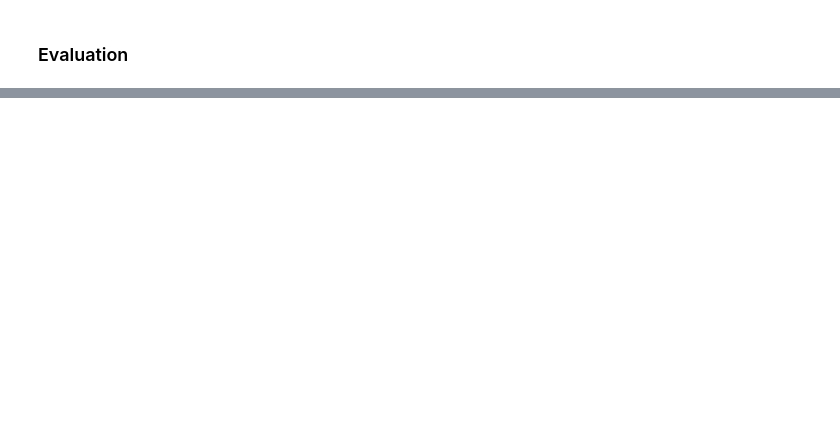
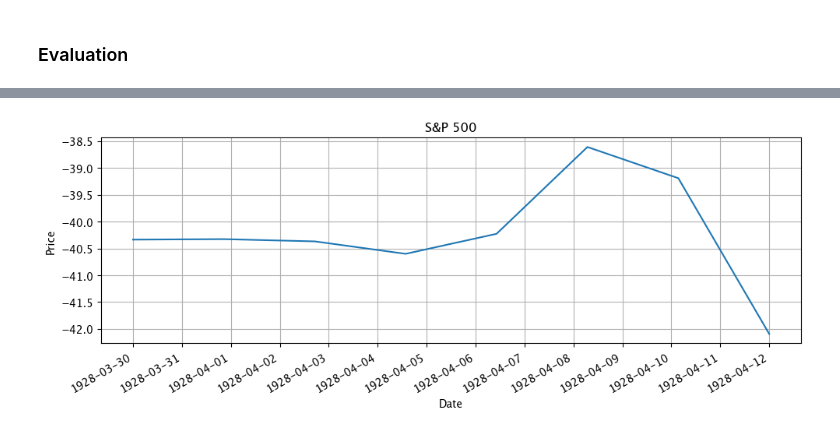
Before and after one commit to FrancescoMontanaro/Machine-Learning-from-scratch, a Jupyter notebook: Deep Learning/Recurrent Neural Network (RNN)/train_rnn.ipynb, the cells around one changed output, grey strips where cells are left out. Saved outputs shown, nothing was run; the diff lists cells and outputs as text; code cells hidden in the pictures; blank space fills up the shorter version.

```diff
--- a/Deep Learning/Recurrent Neural Network (RNN)/train_rnn.ipynb
+++ b/Deep Learning/Recurrent Neural Network (RNN)/train_rnn.ipynb
@@ -24,7 +29,7 @@ train_valid_split = 0.2 # Percentage of samples to use for validation
 learning_rate = 3e-4 # Learning rate for the optimizer
 batch_size = 16 # Number of samples to use for each batch
 epochs = 50 # Number of epochs to train the model
-seq_len = 24 # Length of the input sequences
+seq_len = 8 # Length of the input sequences
 seed = 1234 # Seed for reproducibility
 # %%
 # Set the seed for reproducibility
@@ -279,0 +452,25 @@ Mean Absolute Error: 4.2687235
+# %%
+# Take a random sequence from the test set
+idx = np.random.randint(0, len(X_test.data) - 1)
+test_seq = X_test[idx:idx + 1]
+
+# Define the number of steps to generate
+num_generation_steps = 8
+
+# Autoregressive generation
+out_seq = model.autoregressive_generation(x=test_seq, num_steps=num_generation_steps)
+
+if not isinstance(out_seq, Tensor):
+    # If the output is a generator, convert it to a list
+    generated_sequence = model.concat_generation(out_seq)
+else:
+    # If the output is a tensor, convert it to a numpy array
+    generated_sequence = out_seq
+
+# Denormalize the generated sequence
+generated_sequence = min_max_denormaliation(generated_sequence, min, max)
+# %%
+# Plot the generated sequence
+plot_data(generated_sequence.to_numpy()[0, :, 3], data[idx]['Date'], data[idx + num_generation_steps]['Date'], x_freq=1, freq_locator="day")
+# %% [output]
+[figure, added]
```
Also changed, not shown: parts of 20 cells of this notebook, 11 other files.
